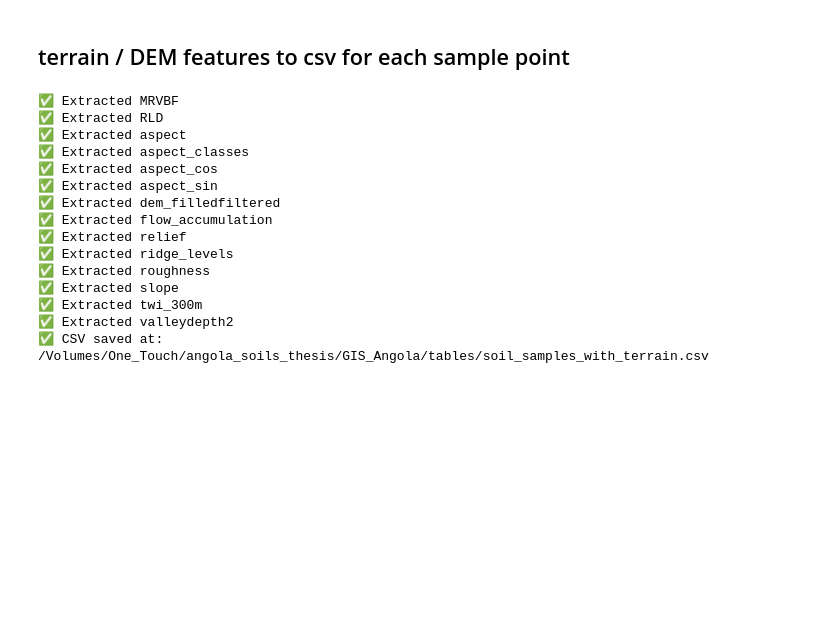
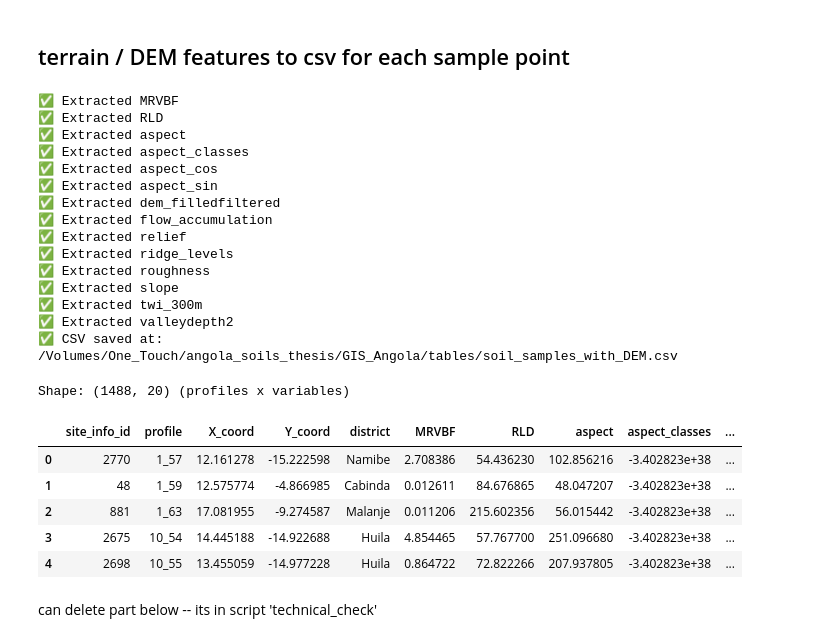
Before and after one commit to inesschwartz/ThesisSoilAngola, a Jupyter notebook: SOC_stock_model/table_prep.ipynb, the cells around one changed output. Drawn from its saved outputs; the diff is of its cells as text; code cells hidden in the pictures; blank space fills up the shorter version.

```diff
--- a/SOC_stock_model/table_prep.ipynb
+++ b/SOC_stock_model/table_prep.ipynb
@@ -440,13 +543,2 @@ CSV saved at: /Volumes/One_Touch/angola_thesis_gis/GIS_Angola/tables/landsurface
 # %% [markdown]
 ## extract the ecosystem raster values per profile
-# %%
-import rasterio
-import numpy as np
-
-ecosyst_path = "/Volumes/One_Touch/angola_soils_thesis/GIS_Angola/data_processed/labelled_ecosystems32733.tif"
-
-with rasterio.open(ecosyst_path) as src:
-    band1 = src.read(1)  # read first band
-    unique_vals = np.unique(band1[band1 != src.nodata])  # exclude nodata if defined
-
-print("Unique raster values in band 1:", unique_vals)
@@ -564,7 +701,6 @@ print("✅ CSV saved at:", output_csv)
 ## terrain / DEM features to csv for each sample point
 # %%
 ## terrain / DEM features to csv for each sample point
-
 
 import rasterio
 import geopandas as gpd
@@ -578,7 +714,7 @@ points_path = "/Volumes/One_Touch/angola_soils_thesis/GIS_Angola/data_processed/
 terrain_folder = "/Volumes/One_Touch/angola_soils_thesis/GIS_Angola/data_processed/DEM_characteristics"
 
 # --- Load point data ---
-points = gpd.read_file(points_path)
+DEM_perpoint = gpd.read_file(points_path)
 
 # --- Get list of rasters (assuming .tif files) ---
 terrain_files = sorted(glob.glob(os.path.join(terrain_folder, "*.tif")))
@@ -586,14 +722,14 @@ terrain_files = sorted(glob.glob(os.path.join(terrain_folder, "*.tif")))
 # --- Reproject points once (using first raster as reference) ---
 if terrain_files:
     with rasterio.open(terrain_files[0]) as src_ref:
-        if points.crs != src_ref.crs:
-            points = points.to_crs(src_ref.crs)
+        if DEM_perpoint.crs != src_ref.crs:
+            DEM_perpoint = DEM_perpoint.to_crs(src_ref.crs)
 
 # --- Extract raster values for each point ---
-coords = [(x, y) for x, y in zip(points.geometry.x, points.geometry.y)]
+coords = [(x, y) for x, y in zip(DEM_perpoint.geometry.x, DEM_perpoint.geometry.y)]
 
 for raster_path in terrain_files:
-    name = os.path.splitext(os.path.basename(raster_path))[0]
+    name = os.path.splitext(os.path.basename(raster_path))[0]  # e.g. slope.tif → "slope"
     with rasterio.open(raster_path) as src:
         values = []
         for val in src.sample(coords):
@@ -601,23 +737,24 @@ for raster_path in terrain_files:
                 values.append(np.nan)
             else:
                 values.append(val[0])
-        points[name] = values
+        DEM_perpoint[name] = values
     print(f"✅ Extracted {name}")
 
 # --- Add categorical labels for aspect_classes ---
-if "aspect_classes" in points.columns:
+if "aspect_classes" in DEM_perpoint.columns:
     aspect_lookup = {
         1: "N", 2: "NE", 3: "E", 4: "SE",
         5: "S", 6: "SW", 7: "W", 8: "NW"
     }
-    points["aspect_label"] = points["aspect_classes"].map(aspect_lookup)
+    DEM_perpoint["aspect_label"] = DEM_perpoint["aspect_classes"].map(aspect_lookup)
 
-# --- ridge_levels left as numeric (bands 100–500).
-#     If you want labels like "100-200m", we can map them here later.
+# --- Drop unnecessary columns ---
+drop_cols = ["geo_features_id", "climate_id", "topo_id", "soil_type_id", "geometry"]
+DEM_perpoint_clean = DEM_perpoint.drop(columns=drop_cols, errors="ignore")
 
-# --- Save to CSV (without geometry column) ---
-output_csv = "/Volumes/One_Touch/angola_soils_thesis/GIS_Angola/tables/soil_samples_with_terrain.csv"
-points.drop(columns="geometry").to_csv(output_csv, index=False)
+# --- Save to CSV ---
+output_csv = "/Volumes/One_Touch/angola_soils_thesis/GIS_Angola/tables/soil_samples_with_DEM.csv"
+DEM_perpoint_clean.to_csv(output_csv, index=False)
 
 print("✅ CSV saved at:", output_csv)
 # %% [output]
@@ -635,4 +772,17 @@ print("✅ CSV saved at:", output_csv)
 ✅ Extracted slope
 ✅ Extracted twi_300m
 ✅ Extracted valleydepth2
-✅ CSV saved at: /Volumes/One_Touch/angola_soils_thesis/GIS_Angola/tables/soil_samples_with_terrain.csv
+✅ CSV saved at: /Volumes/One_Touch/angola_soils_thesis/GIS_Angola/tables/soil_samples_with_DEM.csv
+# %%
+print(f"Shape: {DEM_perpoint_clean.shape} (profiles x variables)")
+DEM_perpoint_clean.head()
+# %% [output]
+Shape: (1488, 20) (profiles x variables)
+|  | site_info_id | profile | X_coord | Y_coord | district | MRVBF | RLD | aspect | aspect_classes | ... |
+| 0 | 2770 | 1_57 | 12.161278 | -15.222598 | Namibe | 2.708386 | 54.436230 | 102.856216 | -3.402823e+38 | ... |
+| 1 | 48 | 1_59 | 12.575774 | -4.866985 | Cabinda | 0.012611 | 84.676865 | 48.047207 | -3.402823e+38 | ... |
+| 2 | 881 | 1_63 | 17.081955 | -9.274587 | Malanje | 0.011206 | 215.602356 | 56.015442 | -3.402823e+38 | ... |
+| 3 | 2675 | 10_54 | 14.445188 | -14.922688 | Huila | 4.854465 | 57.767700 | 251.096680 | -3.402823e+38 | ... |
+| 4 | 2698 | 10_55 | 13.455059 | -14.977228 | Huila | 0.864722 | 72.822266 | 207.937805 | -3.402823e+38 | ... |
+# %% [markdown]
+can delete part below -- its in script 'technical_check'
```
Also changed, not shown: parts of 20 cells of this notebook, 1 other file.
